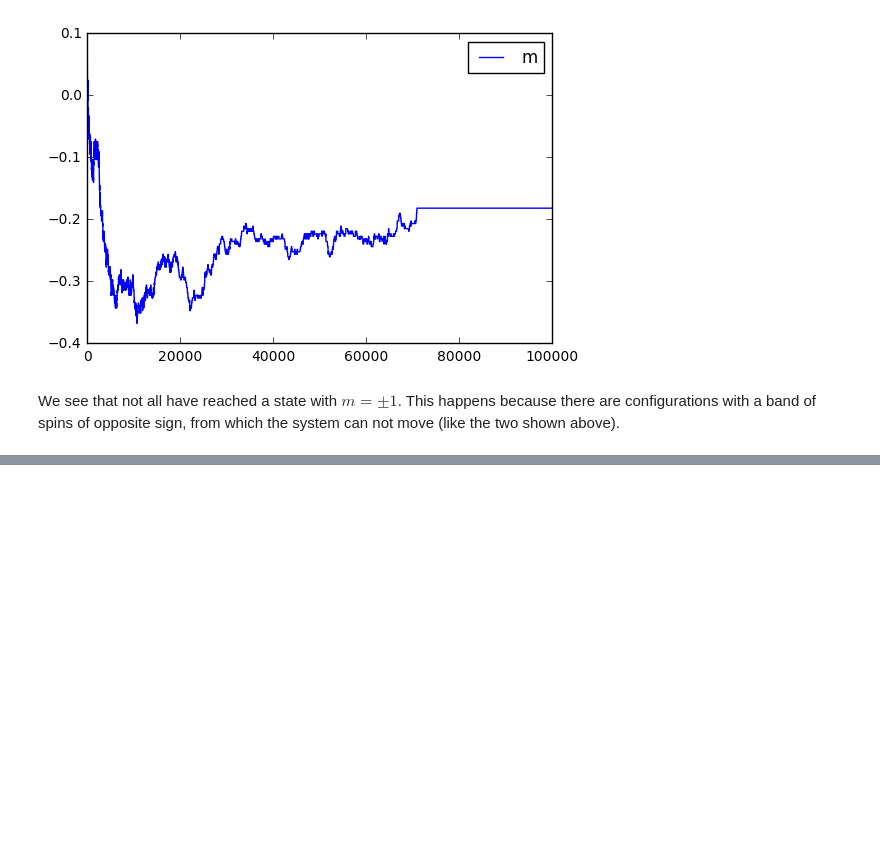
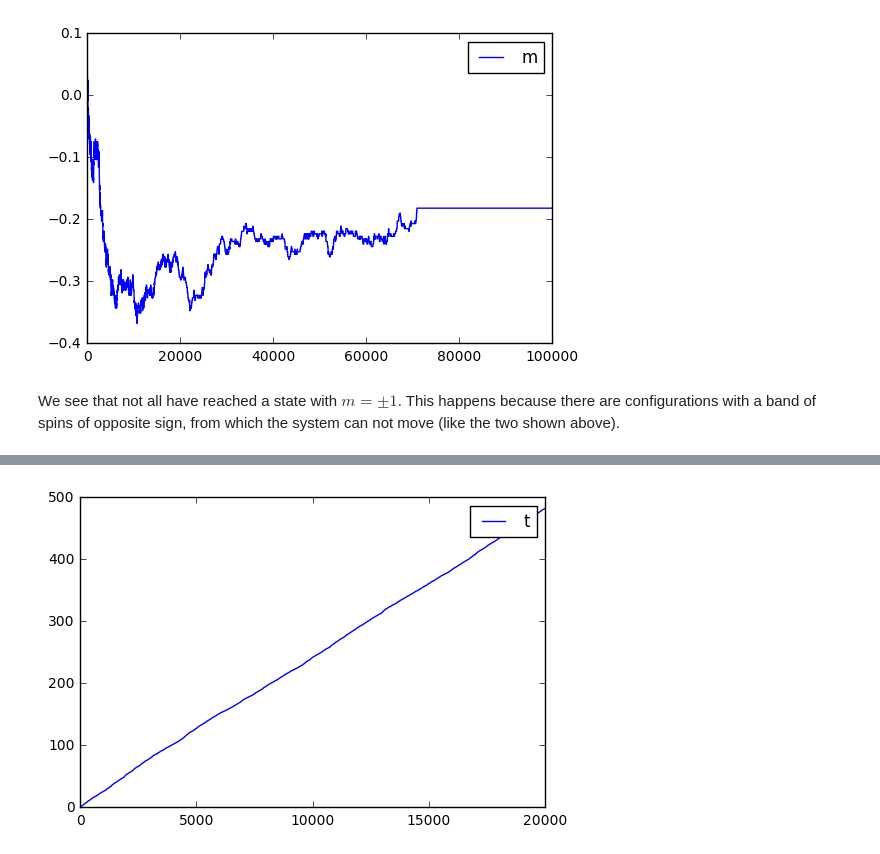
Before and after one commit to DromaninCM/PAS-IPython-notebooks, a Jupyter notebook: homework-4-pas-krzakala.ipynb, the cells around one changed output, grey strips where cells are left out. Saved outputs shown, nothing was run; the diff lists cells and outputs as text; code cells hidden in the pictures; blank space fills up the shorter version.

```diff
--- a/homework-4-pas-krzakala.ipynb
+++ b/homework-4-pas-krzakala.ipynb
@@ -329,0 +427,6 @@ We see that not all have reached a state with $m=\pm 1$. This happens because th
+# %%
+plt.plot(xrange(len(Ising_T3.t)), Ising_T3.t, label = "t")
+plt.legend()
+plt.show()
+# %% [output]
+[figure, added]
```
Also changed, not shown: parts of 44 cells of this notebook.
